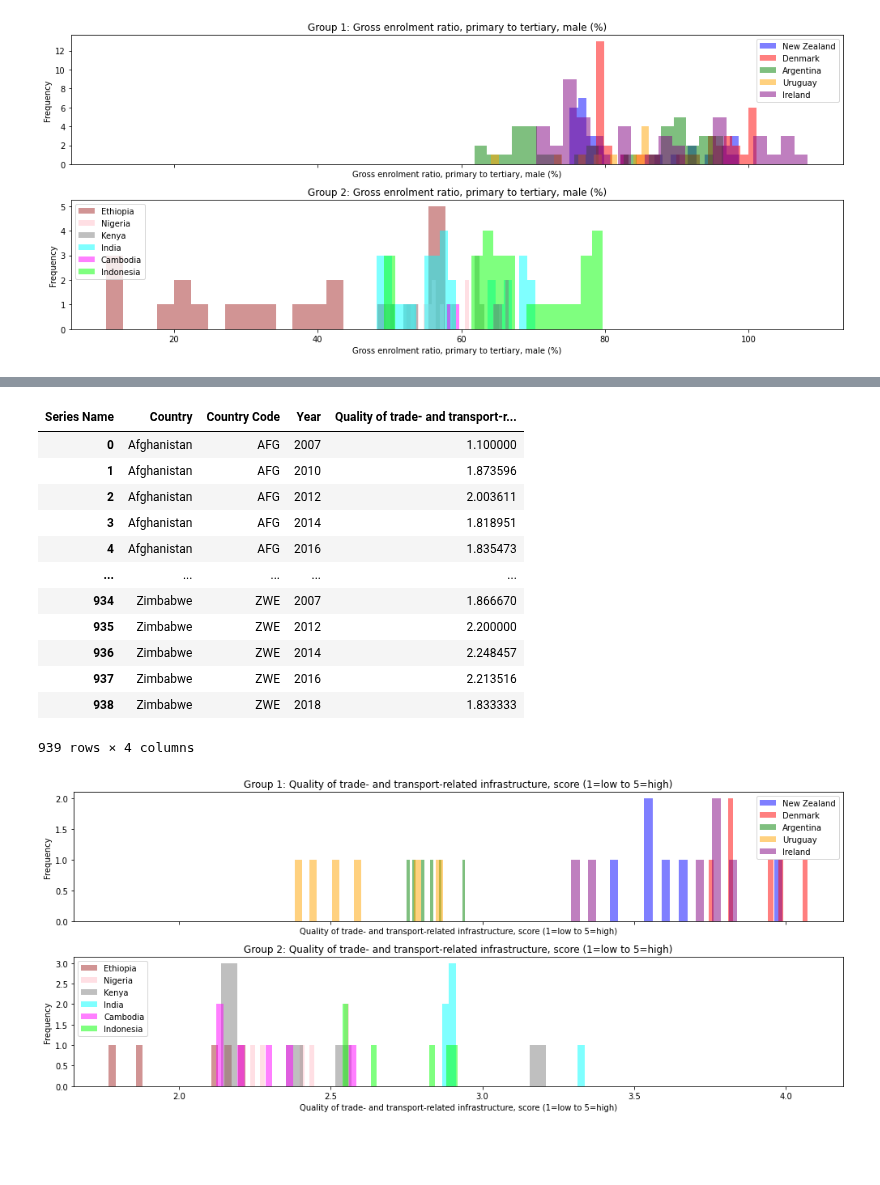
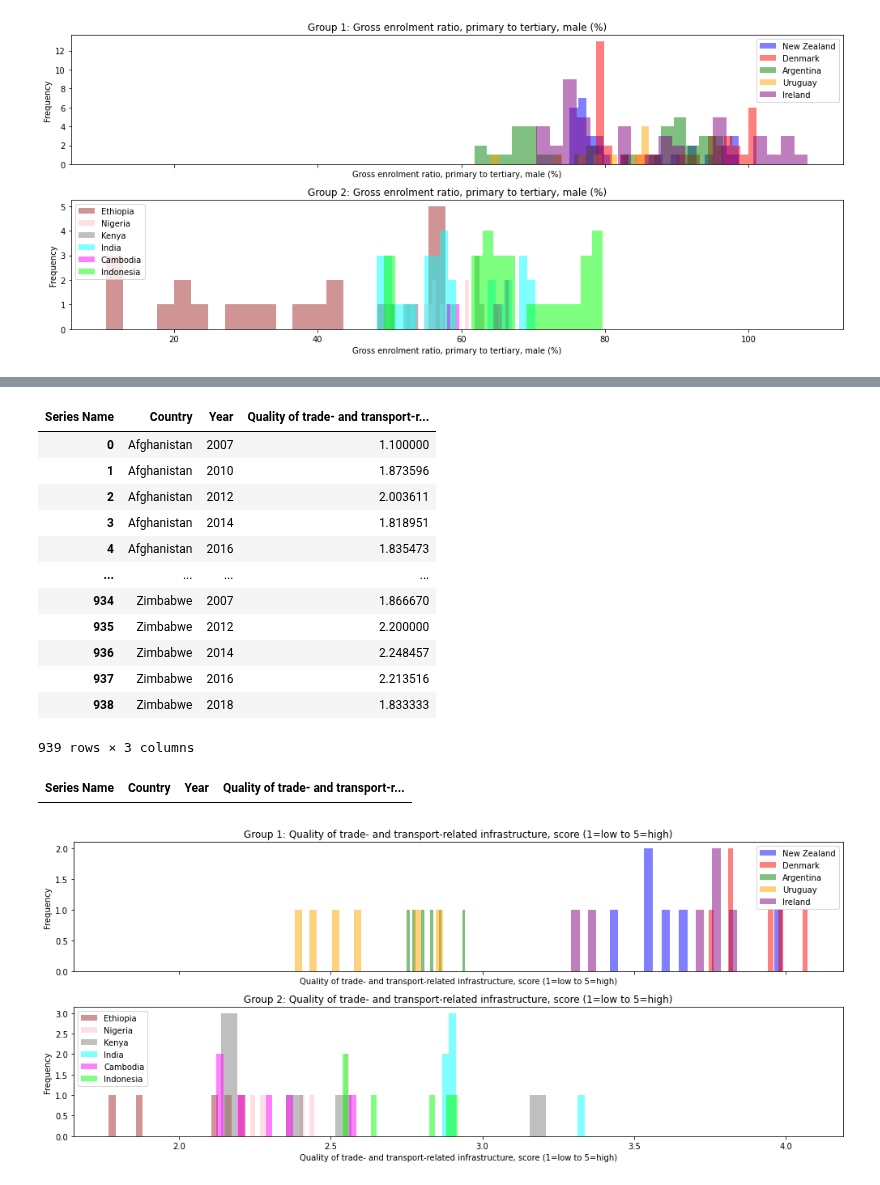
Before and after one commit to saumyasucharita/Agriculture-Data-Analysis, a Jupyter notebook: Exploratory Agriculture Data Analysis.ipynb, the cells around one changed output, grey strips where cells are left out. Cells and saved outputs as stored; diff of their text form; code cells hidden in the pictures; blank space fills up the shorter version.

```diff
--- a/Exploratory Agriculture Data Analysis.ipynb
+++ b/Exploratory Agriculture Data Analysis.ipynb
@@ -322,5 +315,6 @@ world_bank_transport = pd.read_csv('Dataset/archive/World_Bank_Transport_Infrast
 world_bank_transport.dropna(inplace = True)
 world_bank_transport.columns = [col.split(' [')[0] for col in world_bank_transport.columns]
 world_bank_transport.drop('Series Code', axis=1, inplace=True)
+world_bank_transport.drop('Country Code', axis=1, inplace=True)
 world_bank_transport
 # %% [output]
@@ -340,4 +334,4 @@ world_bank_transport
 # %%
-world_bank_transport = pd.melt(world_bank_transport, id_vars=['Country Name', 'Country Code', 'Series Name'], var_name='Year', value_name='Value')
+world_bank_transport = pd.melt(world_bank_transport, id_vars=['Country Name', 'Series Name'], var_name='Year', value_name='Value')
 world_bank_transport
 # %% [output]
@@ -360,24 +354,29 @@ world_bank_transport['Value'] = world_bank_transport['Value'].replace('..', pd.N
 # Drop rows where 'Value' is NaN
 world_bank_transport = world_bank_transport.dropna(subset=['Value'])
 # %%
-world_bank_transport = world_bank_transport.pivot_table(index=['Country Name', 'Country Code', 'Year'], columns='Series Name', values='Value')
+world_bank_transport = world_bank_transport.pivot_table(index=['Country Name', 'Year'], columns='Series Name', values='Value')
 world_bank_transport.reset_index(inplace=True)
 world_bank_transport.rename(columns={'Country Name': 'Country'}, inplace=True)
 world_bank_transport
 # %% [output]
-| Series Name | Country | Country Code | Year | Quality of trade- and transport-r... |
-| 0 | Afghanistan | AFG | 2007 | 1.100000 |
-| 1 | Afghanistan | AFG | 2010 | 1.873596 |
-| 2 | Afghanistan | AFG | 2012 | 2.003611 |
-| 3 | Afghanistan | AFG | 2014 | 1.818951 |
-| 4 | Afghanistan | AFG | 2016 | 1.835473 |
-| ... | ... | ... | ... | ... |
-| 934 | Zimbabwe | ZWE | 2007 | 1.866670 |
-| 935 | Zimbabwe | ZWE | 2012 | 2.200000 |
-| 936 | Zimbabwe | ZWE | 2014 | 2.248457 |
-| 937 | Zimbabwe | ZWE | 2016 | 2.213516 |
-| 938 | Zimbabwe | ZWE | 2018 | 1.833333 |
+| Series Name | Country | Year | Quality of trade- and transport-r... |
+| 0 | Afghanistan | 2007 | 1.100000 |
+| 1 | Afghanistan | 2010 | 1.873596 |
+| 2 | Afghanistan | 2012 | 2.003611 |
+| 3 | Afghanistan | 2014 | 1.818951 |
+| 4 | Afghanistan | 2016 | 1.835473 |
+| ... | ... | ... | ... |
+| 934 | Zimbabwe | 2007 | 1.866670 |
+| 935 | Zimbabwe | 2012 | 2.200000 |
+| 936 | Zimbabwe | 2014 | 2.248457 |
+| 937 | Zimbabwe | 2016 | 2.213516 |
+| 938 | Zimbabwe | 2018 | 1.833333 |
-939 rows × 4 columns
+939 rows × 3 columns
+# %%
+world_bank_transport_2007 = world_bank_transport[world_bank_transport['Year']==2007]
+world_bank_transport_2007
+# %% [output]
+| Series Name | Country | Year | Quality of trade- and transport-r... |
 # %%
 plot_histplot(world_bank_transport, 'Quality of trade- and transport-related infrastructure, score (1=low to 5=high)', 'Quality of trade- and transport-related infrastructure, score (1=low to 5=high)')
 # %% [output]
```
Also changed, not shown: parts of 23 cells of this notebook.
